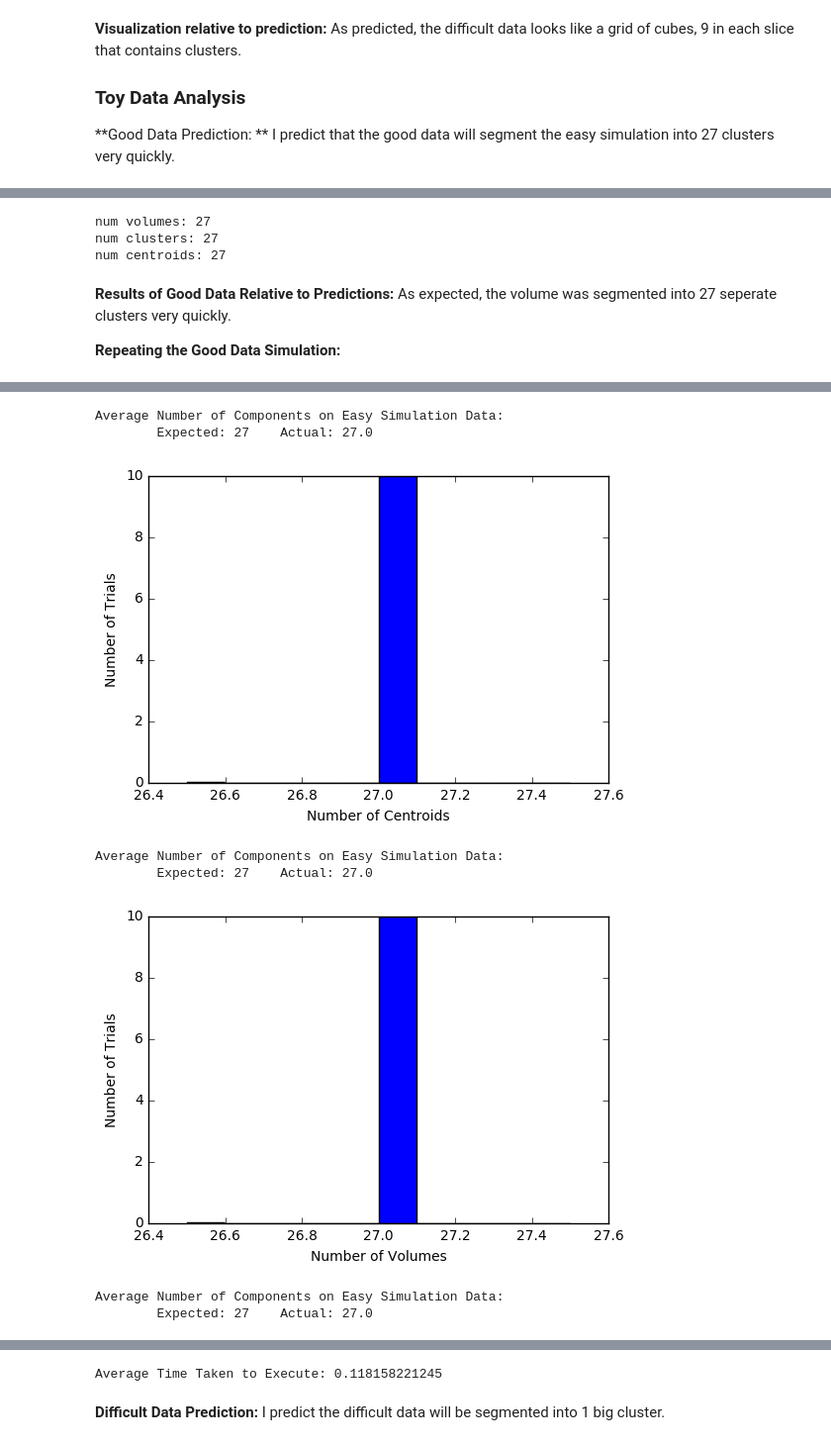
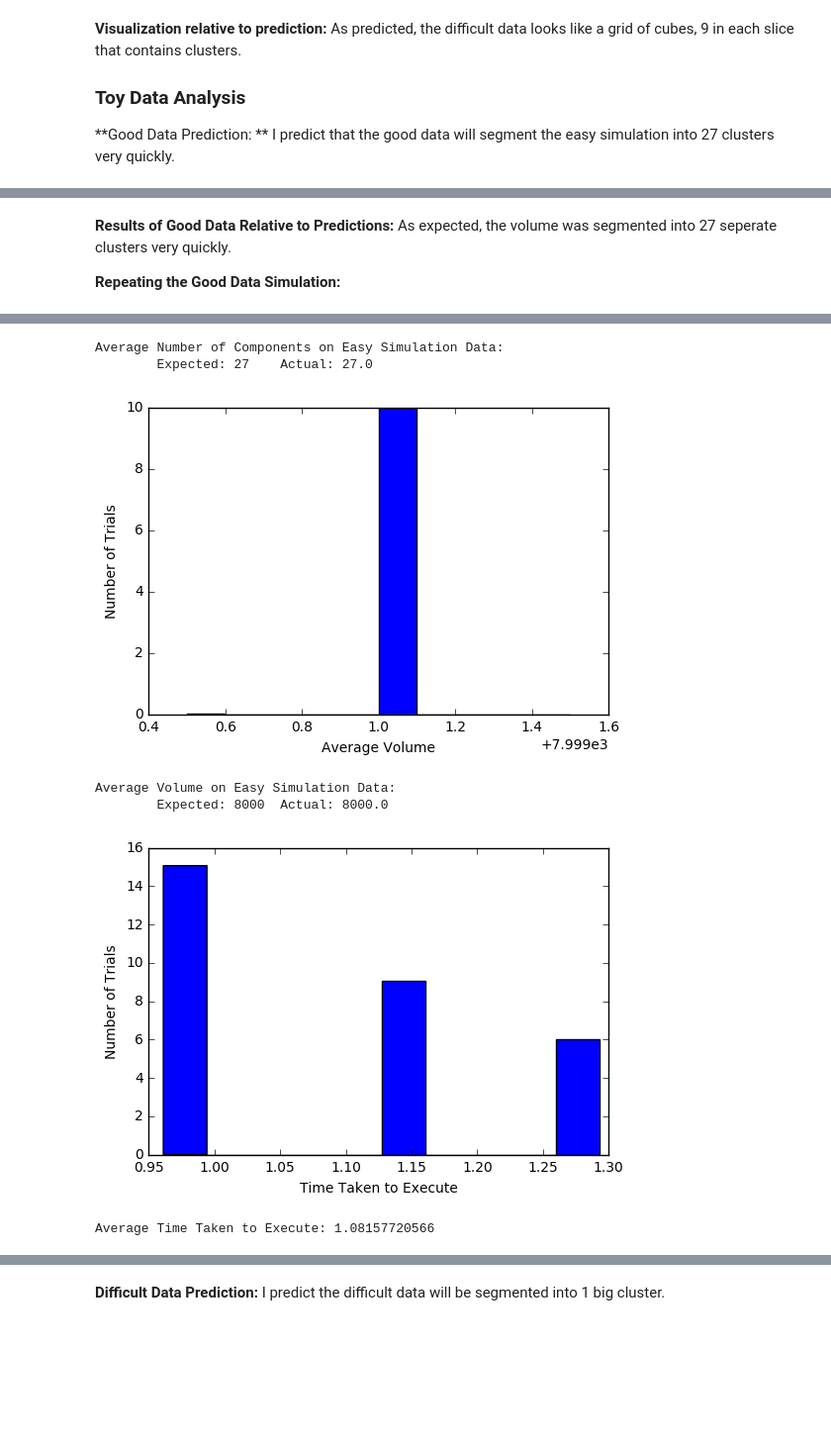
Before and after one commit to NeuroDataDesign/pan-synapse, a Jupyter notebook: background/Cluster_Thresh_Algorithms.md.ipynb, the cells around one changed output, grey strips where cells are left out. Shown at 99% size. Drawn from its saved outputs; the diff is of its cells as text; code cells hidden in the pictures; blank space fills up the shorter version.

```diff
--- a/background/Cluster_Thresh_Algorithms.md.ipynb
+++ b/background/Cluster_Thresh_Algorithms.md.ipynb
@@ -53,7 +55,7 @@ def clusterThresh(volume, threshold=250):
     clusterList = []
 
     #converting to clusterList
-    for label in range(1, nr_objects):
+    for label in range(1, nr_objects + 1):
 
         memberList = []
 
@@ -180,11 +182,3 @@ Average Volume: 8000.0
-# %%
-print "num volumes: " + str(len(goodDatCC.volumes))
-print "num clusters: " + str(goodDatCC.numClusters)
-print "num centroids: " + str(len(goodDatCC.centroids))
-# %% [output]
-num volumes: 27
-num clusters: 27
-num centroids: 27
 # %% [markdown]
 **Results of Good Data Relative to Predictions:** As expected, the volume was segmented into 27 seperate clusters very quickly.
 
@@ -192,51 +186,46 @@ num centroids: 27
 # %%
 %matplotlib inline
 import matplotlib.pyplot as plt
 import pylab
 labeledNumClusters = []
-labeledNumCentroids = []
-labeledNumVolumes = []
+volumesList = []
 times = []
 
 for i in range(10):
     start_time = time.time()
-    clusterList = ClusterComponent(simEasyGrid)
-    labeledNumClusters.append(clusterList.numClusters)
-    labeledNumCentroids.append(len(clusterList.centroids))
-    labeledNumVolumes.append(len(clusterList.volumes))
+    clusterList = clusterThresh(simEasyGrid, 8000)
     times.append((time.time() - start_time))
+    labeledNumClusters.append(len(clusterList))
+    volumes = []
+    for i in range(len(clusterList)):
+        volumes.append(clusterList[i].getVolume())
+    volumesList.append(np.mean(volumes))
+
 
 
 pylab.hist(labeledNumClusters, normed=1)
 pylab.xlabel('Number of Clusters')
 pylab.ylabel('Number of Trials')
 pylab.show()
 print 'Average Number of Components on Easy Simulation Data:\n\tExpected: 27\tActual: ' + str(np.mean(labeledNumClusters))
 
-pylab.hist(labeledNumCentroids, normed=1)
-pylab.xlabel('Number of Centroids')
+pylab.hist(volumesList, normed=1)
+pylab.xlabel('Average Volume')
 pylab.ylabel('Number of Trials')
 pylab.show()
-print 'Average Number of Components on Easy Simulation Data:\n\tExpected: 27\tActual: ' + str(np.mean(labeledNumCentroids))
-
-pylab.hist(labeledNumVolumes, normed=1)
-pylab.xlabel('Number of Volumes')
-pylab.ylabel('Number of Trials')
-pylab.show()
-print 'Average Number of Components on Easy Simulation Data:\n\tExpected: 27\tActual: ' + str(np.mean(labeledNumVolumes))
+print 'Average Volume on Easy Simulation Data:\n\tExpected: 8000\tActual: ' + str(np.mean(volumesList))
 
 pylab.hist(times, normed=1)
 pylab.xlabel('Time Taken to Execute')
 pylab.ylabel('Number of Trials')
 plt.show()
 print 'Average Time Taken to Execute: ' + str(np.mean(times))
 # %% [output]
 [figure]
 Average Number of Components on Easy Simulation Data:
         Expected: 27    Actual: 27.0
-[figure, old version]
+[figure, new version]
-Average Number of Components on Easy Simulation Data:
-        Expected: 27    Actual: 27.0
+Average Volume on Easy Simulation Data:
+        Expected: 8000  Actual: 8000.0
-[figure, old version]
+[figure, new version]
-Average Number of Components on Easy Simulation Data:
-        Expected: 27    Actual: 27.0
+Average Time Taken to Execute: 1.08157720566
@@ -244,3 +232,2 @@ Average Number of Components on Easy Simulation Data:
-Average Time Taken to Execute: 0.118158221245
 # %% [markdown]
 **Difficult Data Prediction:** I predict the difficult data will be segmented into 1 big cluster.
```
Also changed, not shown: parts of 16 cells of this notebook, 1 other file.
